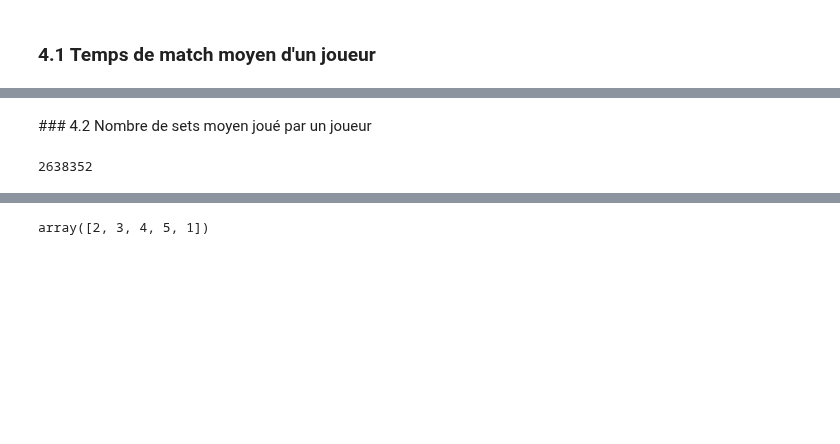
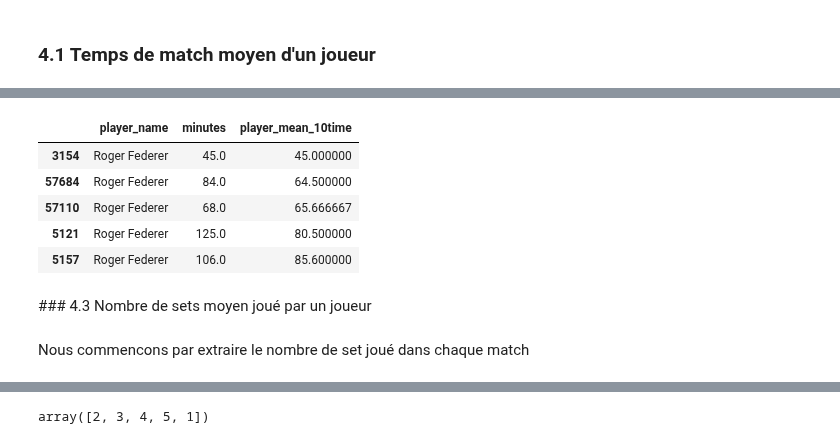
Before and after one commit to CesarRoaldes/tennis_match_time, a Jupyter notebook: Features engineering.ipynb, the cells around one changed output, grey strips where cells are left out. Cells and saved outputs as stored; diff of their text form; code cells hidden in the pictures; blank space fills up the shorter version.

```diff
--- a/Features engineering.ipynb
+++ b/Features engineering.ipynb
@@ -303,15 +325,22 @@ data[['player_name', 'mean_time']].head(3)
+# %%
+data[data['player_name']=='Roger Federer'][['player_name', 'minutes', 'player_mean_10time']].head(5)
+# %% [output]
+|  | player_name | minutes | player_mean_10time |
+| 3154 | Roger Federer | 45.0 | 45.000000 |
+| 57684 | Roger Federer | 84.0 | 64.500000 |
+| 57110 | Roger Federer | 68.0 | 65.666667 |
+| 5121 | Roger Federer | 125.0 | 80.500000 |
+| 5157 | Roger Federer | 106.0 | 85.600000 |
 # %% [markdown]
-### 4.2 Nombre de sets moyen joué par un joueur
+### 4.3 Nombre de sets moyen joué par un joueur
+# %% [markdown]
+Nous commencons par extraire le nombre de set joué dans chaque match
 # %%
 data['nb_games'] = data.apply(lambda x: x['score'].split(' '), axis=1)
 data['nb_games'] = data.apply(lambda x: [string.split('-') for string in x['nb_games']], axis=1)
 data['nb_games'] = data.apply(lambda x: [[int(elt[0]) for elt in liste if len(elt)>0] for liste in x['nb_games']], axis=1)
 data['nb_games'] = data.apply(lambda x: [sum(liste) for liste in x['nb_games']], axis=1)
 data['nb_games'] = data.apply(lambda x: sum(x['nb_games']), axis=1)
-
-data['nb_games'].sum()
-# %% [output]
-2638352
 # %%
 data['nb_games'].unique()
 # %% [output]
```
Also changed, not shown: parts of 26 cells of this notebook.
